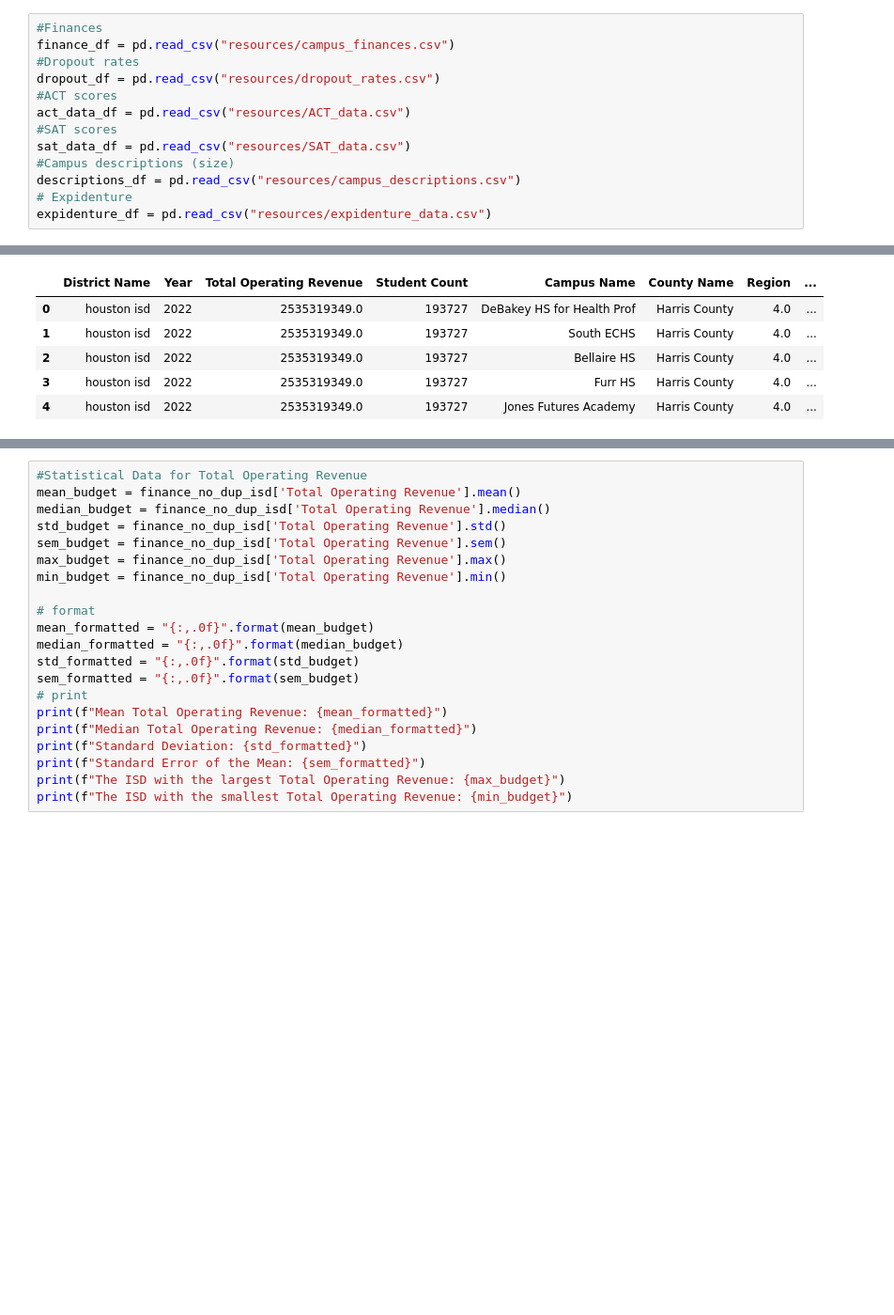
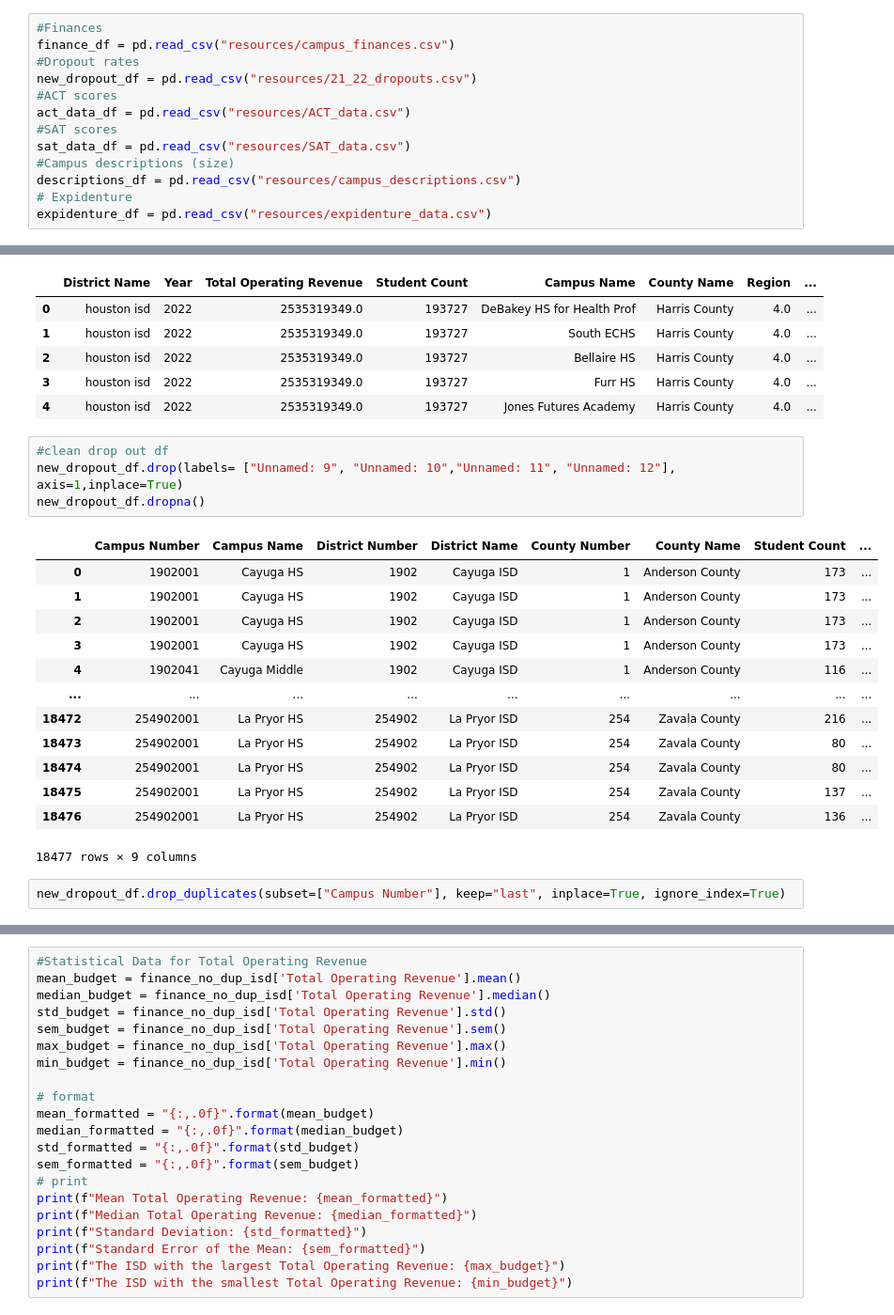
Before and after one commit to Amarilli/TexasISDs, a Jupyter notebook: project_notebook/mariahnotebook.ipynb, the cells around one changed output, grey strips where cells are left out. Shown at 94% size. Cells and saved outputs as stored; diff of their text form; blank space fills up the shorter version.

```diff
--- a/project_notebook/mariahnotebook.ipynb
+++ b/project_notebook/mariahnotebook.ipynb
@@ -16,7 +16,7 @@ Creating Dataframes with `pandas`
 #Finances
 finance_df = pd.read_csv("resources/campus_finances.csv")
 #Dropout rates
-dropout_df = pd.read_csv("resources/dropout_rates.csv")
+new_dropout_df = pd.read_csv("resources/21_22_dropouts.csv")
 #ACT scores
 act_data_df = pd.read_csv("resources/ACT_data.csv")
 #SAT scores
@@ -155,3 +135,23 @@ sort_score_finance_complete.head()
 | 2 | houston isd | 2022 | 2535319349.0 | 193727 | Bellaire HS | Harris County | 4.0 | ... |
 | 3 | houston isd | 2022 | 2535319349.0 | 193727 | Furr HS | Harris County | 4.0 | ... |
 | 4 | houston isd | 2022 | 2535319349.0 | 193727 | Jones Futures Academy | Harris County | 4.0 | ... |
+# %%
+#clean drop out df
+new_dropout_df.drop(labels= ["Unnamed: 9", "Unnamed: 10","Unnamed: 11", "Unnamed: 12"], axis=1,inplace=True)
+new_dropout_df.dropna()
+# %% [output]
+|  | Campus Number | Campus Name | District Number | District Name | County Number | County Name | Student Count | ... |
+| 0 | 1902001 | Cayuga HS | 1902 | Cayuga ISD | 1 | Anderson County | 173 | ... |
+| 1 | 1902001 | Cayuga HS | 1902 | Cayuga ISD | 1 | Anderson County | 173 | ... |
+| 2 | 1902001 | Cayuga HS | 1902 | Cayuga ISD | 1 | Anderson County | 173 | ... |
+| 3 | 1902001 | Cayuga HS | 1902 | Cayuga ISD | 1 | Anderson County | 173 | ... |
+| 4 | 1902041 | Cayuga Middle | 1902 | Cayuga ISD | 1 | Anderson County | 116 | ... |
+| ... | ... | ... | ... | ... | ... | ... | ... | ... |
+| 18472 | 254902001 | La Pryor HS | 254902 | La Pryor ISD | 254 | Zavala County | 216 | ... |
+| 18473 | 254902001 | La Pryor HS | 254902 | La Pryor ISD | 254 | Zavala County | 80 | ... |
+| 18474 | 254902001 | La Pryor HS | 254902 | La Pryor ISD | 254 | Zavala County | 80 | ... |
+| 18475 | 254902001 | La Pryor HS | 254902 | La Pryor ISD | 254 | Zavala County | 137 | ... |
+| 18476 | 254902001 | La Pryor HS | 254902 | La Pryor ISD | 254 | Zavala County | 136 | ... |
+18477 rows × 9 columns
+# %%
+new_dropout_df.drop_duplicates(subset=["Campus Number"], keep="last", inplace=True, ignore_index=True)
```
Also changed, not shown: parts of 22 cells of this notebook.
